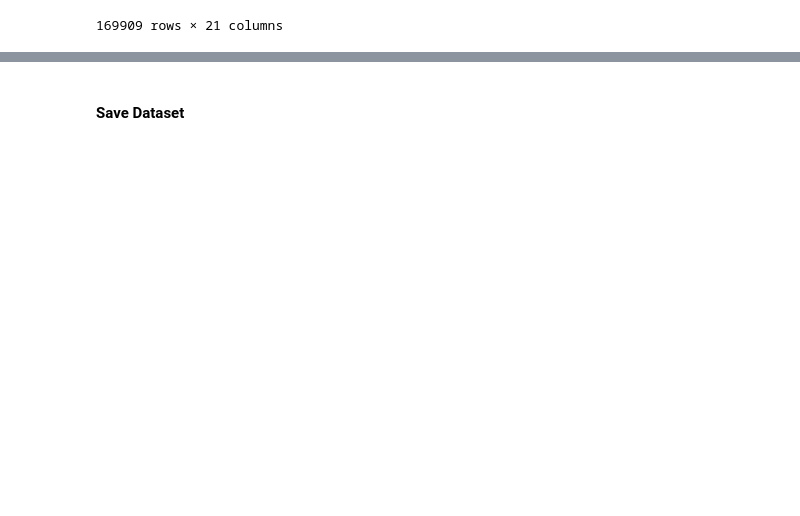
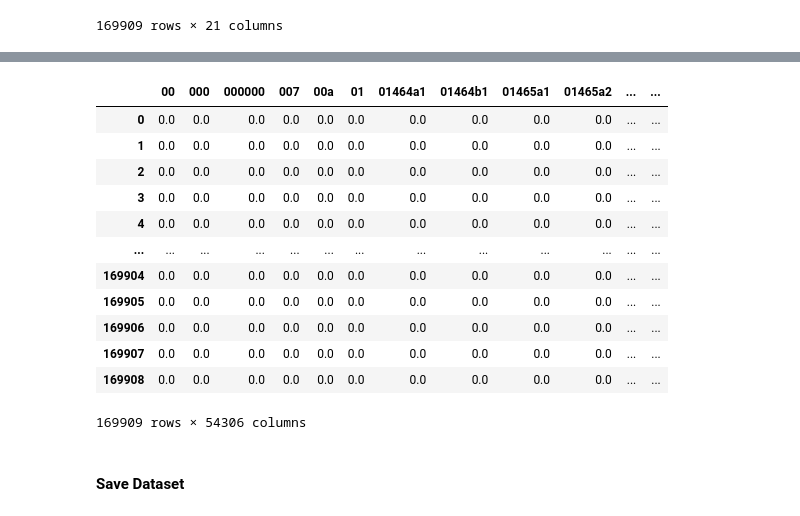
Before and after one commit to aaaaa-liang/542-deep-learning-project, a Jupyter notebook: notebook/data-cleaning.ipynb, the cells around one changed output, grey strips where cells are left out. Saved outputs shown, nothing was run; the diff lists cells and outputs as text; code cells hidden in the pictures; blank space fills up the shorter version.

```diff
--- a/notebook/data-cleaning.ipynb
+++ b/notebook/data-cleaning.ipynb
@@ -10,7 +10,7 @@ import ast
 # %% [markdown]
 #### Import Dataset
 # %%
-df = pd.read_csv("../data/spotify_data.csv")
+df = pd.read_csv("/Users/ann/Desktop/spotify_data.csv") # update relative path
 # %%
 df.info
 # %% [output]
@@ -167,0 +170,18 @@ df
+# %%
+from sklearn.feature_extraction.text import CountVectorizer
+
+# Tokenize the 'artists' column (split by commas)
+df['artists_tokenized'] = df['artists'].apply(lambda x: x.split(', '))
+
+# Vectorize the tokenized artist names
+# Binary encoding (0 or 1 for presence of artist)
+vectorizer = CountVectorizer(tokenizer=lambda x: x.split(', '), binary=True)
+
+# Vectorize the 'artists_tokenized' column
+X_artists = vectorizer.fit_transform(df['artists'])
+
+# Convert the result to a DataFrame for better visualization
+artists_vectorized_df = pd.DataFrame(X_artists.toarray(), columns=vectorizer.get_feature_names_out())
+
+# Show the vectorized representation of the 'artists' column
+artists_vectorized_df
@@ -168,3 +202,31 @@ df
+# %%
+from sklearn.feature_extraction.text import TfidfVectorizer
+
+# Initialize the TF-IDF vectorizer
+tfidf_vectorizer = TfidfVectorizer()
+
+# Fit and transform the 'name' column to get the TF-IDF representation
+X_name = tfidf_vectorizer.fit_transform(df['name'])
+
+# Convert the result to a DataFrame for easier inspection
+song_names_tfidf_df = pd.DataFrame(X_name.toarray(), columns=tfidf_vectorizer.get_feature_names_out())
+
+# Show the TF-IDF matrix for the 'name' column
+song_names_tfidf_df
+# %% [output]
+|  | 00 | 000 | 000000 | 007 | 00a | 01 | 01464a1 | 01464b1 | 01465a1 | 01465a2 | ... | ... |
+| 0 | 0.0 | 0.0 | 0.0 | 0.0 | 0.0 | 0.0 | 0.0 | 0.0 | 0.0 | 0.0 | ... | ... |
+| 1 | 0.0 | 0.0 | 0.0 | 0.0 | 0.0 | 0.0 | 0.0 | 0.0 | 0.0 | 0.0 | ... | ... |
+| 2 | 0.0 | 0.0 | 0.0 | 0.0 | 0.0 | 0.0 | 0.0 | 0.0 | 0.0 | 0.0 | ... | ... |
+| 3 | 0.0 | 0.0 | 0.0 | 0.0 | 0.0 | 0.0 | 0.0 | 0.0 | 0.0 | 0.0 | ... | ... |
+| 4 | 0.0 | 0.0 | 0.0 | 0.0 | 0.0 | 0.0 | 0.0 | 0.0 | 0.0 | 0.0 | ... | ... |
+| ... | ... | ... | ... | ... | ... | ... | ... | ... | ... | ... | ... | ... |
+| 169904 | 0.0 | 0.0 | 0.0 | 0.0 | 0.0 | 0.0 | 0.0 | 0.0 | 0.0 | 0.0 | ... | ... |
+| 169905 | 0.0 | 0.0 | 0.0 | 0.0 | 0.0 | 0.0 | 0.0 | 0.0 | 0.0 | 0.0 | ... | ... |
+| 169906 | 0.0 | 0.0 | 0.0 | 0.0 | 0.0 | 0.0 | 0.0 | 0.0 | 0.0 | 0.0 | ... | ... |
+| 169907 | 0.0 | 0.0 | 0.0 | 0.0 | 0.0 | 0.0 | 0.0 | 0.0 | 0.0 | 0.0 | ... | ... |
+| 169908 | 0.0 | 0.0 | 0.0 | 0.0 | 0.0 | 0.0 | 0.0 | 0.0 | 0.0 | 0.0 | ... | ... |
+169909 rows × 54306 columns
 # %% [markdown]
 #### Save Dataset
 # %%
```
Also changed, not shown: parts of 5 cells of this notebook, 1 other file.
